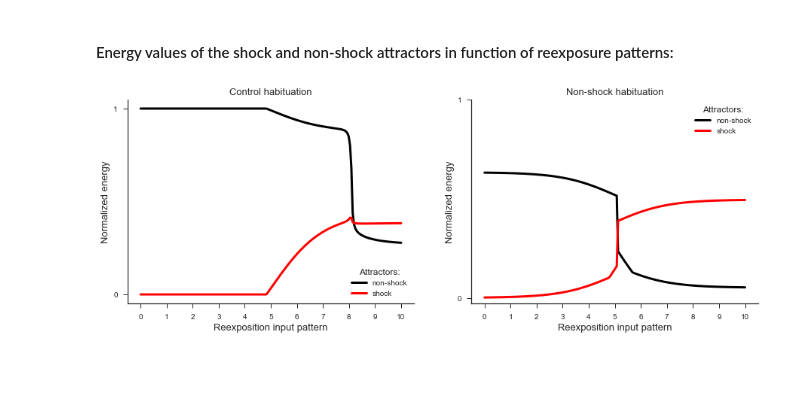
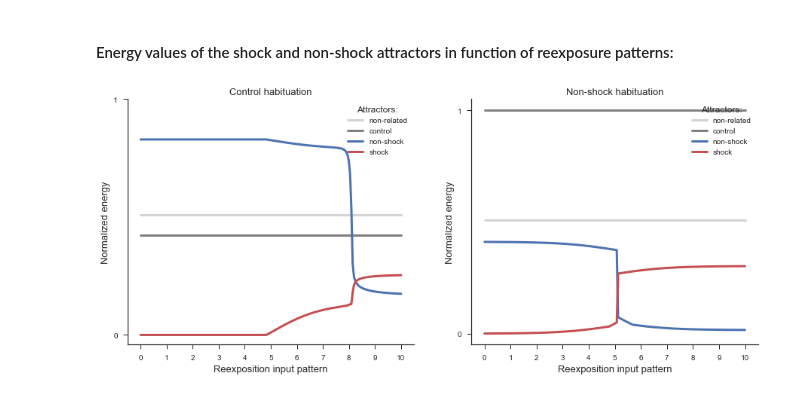
Before and after one commit to tortlab/attractor-network, a Jupyter notebook: Boundary Condition for Reconsolidation.ipynb, the cells around one changed output. Saved outputs shown, nothing was run; the diff lists cells and outputs as text; code cells hidden in the pictures; blank space fills up the shorter version.

```diff
--- a/Boundary Condition for Reconsolidation.ipynb
+++ b/Boundary Condition for Reconsolidation.ipynb
@@ -805,16 +804,16 @@ D         = 1.25 # degradation factor
 T         = 3.1  # reexposure pattern
 nPoints   = 2    # number of points of each trace
 
-E = np.zeros((4,nPoints))       # matrix with energy values
+E = np.zeros((8,nPoints))       # matrix with energy values
 allPatterns = (X+1)/2           # all patterns (with states=[0,1])
-somePatterns = allPatterns[2:4] # shock and non-shock patterns
+# somePatterns = allPatterns[2:4] # shock and non-shock patterns
 scenario = -1                   # indicates habituation scenario
 
 for Ihab in [Ict,Ins]: # for each habituation input patern
-    for pattern in [0,1]: # for each attractor (shock/non-shock)
+    for pattern in range(4): # for each attractor
 
-        scenario += 1
-        count = 0
+        scenario += 1 # indicates the habituation group (control/non-shock)
+        count = 0 # indicates the reexposure group (vehicle/aniso)
         for reactS in [0.85,0.]: # synthesis factor at reexposure
             np.random.seed()
 
@@ -843,13 +842,13 @@ for Ihab in [Ict,Ins]: # for each habituation input patern
             Wra = (1.-gamma)*Wra # time-dependent synptic decay
 
             # Energy calculation
-            term1 = 0 # 1st term of the energy equation
+            Sum = 0 # sum from the energy equation
             for i in range(nNeurons):
                 for j in range(nNeurons):
-                    term1 += Wra[i,j]*somePatterns[pattern,i]*somePatterns[pattern,j]
-            E[scenario,count] += -0.5*term1+np.sum(somePatterns[pattern])/2
-            count+=1
+                    Sum += Wra[i,j]*allPatterns[pattern,j]*(2*allPatterns[pattern,i]-1.)
+            E[scenario,count] += -Sum # energy values
+            count+=1 # changes position of E to "1" for storing "aniso" group energy
 
-E = (E - np.min(E))/(np.max(E)-np.min(E))
+E = (E - np.min(E))/(np.max(E)-np.min(E)) # normalization
 print E
 # %% [output]
@@ -1307,28 +1321,32 @@ E = (E - np.min(E))/(np.max(E)-np.min(E))
 # %%
-plt.figure(figsize=((15,5)))
+plt.figure(figsize=((15,6)))
 
 # Control habituation group
 plt.subplot(121)
-plt.plot(np.linspace(0,10,nPoints),E[0],label='non-shock',linewidth=3,color='k')
-plt.plot(np.linspace(0,10,nPoints),E[1],label='shock',linewidth=3,color='r')
+plt.plot(np.linspace(0,10,nPoints),E[0],label='non-related',linewidth=3,color='lightgrey')
+plt.plot(np.linspace(0,10,nPoints),E[1],label='control',linewidth=3,color='grey')
+plt.plot(np.linspace(0,10,nPoints),E[2],label='non-shock',linewidth=3,color='C0')
+plt.plot(np.linspace(0,10,nPoints),E[3],label='shock',linewidth=3,color='C2')
 plt.legend(title='Attractors:')
 plt.xticks(range(11))
 plt.yticks([0,1])
 plt.ylabel('Normalized energy',size=13)
 plt.xlabel('Reexposition input pattern',size=13)
 plt.title('Control habituation',size=13)
 sns.despine()
 
 # Non-shock habituation group
 plt.subplot(122)
-plt.plot(np.linspace(0,10,nPoints),E[2],label='non-shock',linewidth=3,color='k')
-plt.plot(np.linspace(0,10,nPoints),E[3],label='shock',linewidth=3,color='r')
+plt.plot(np.linspace(0,10,nPoints),E[4],label='non-related',linewidth=3,color='lightgrey')
+plt.plot(np.linspace(0,10,nPoints),E[5],label='control',linewidth=3,color='grey')
+plt.plot(np.linspace(0,10,nPoints),E[6],label='non-shock',linewidth=3,color='C0')
+plt.plot(np.linspace(0,10,nPoints),E[7],label='shock',linewidth=3,color='C2')
 plt.legend(title='Attractors:')
 plt.xticks(range(11))
 plt.yticks([0,1])
 plt.ylabel('Normalized energy',size=13)
 plt.xlabel('Reexposition input pattern',size=13)
 plt.title('Non-shock habituation',size=13)
-sns.despine();
+sns.despine()
 # %% [output]
-[figure, old version]
+[figure, new version]
```
Also changed, not shown: parts of 26 cells of this notebook.
